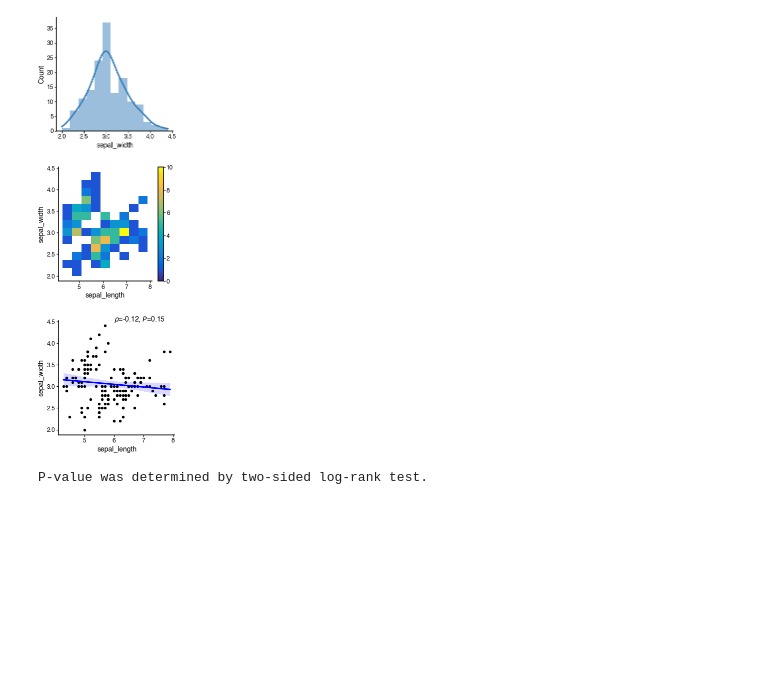
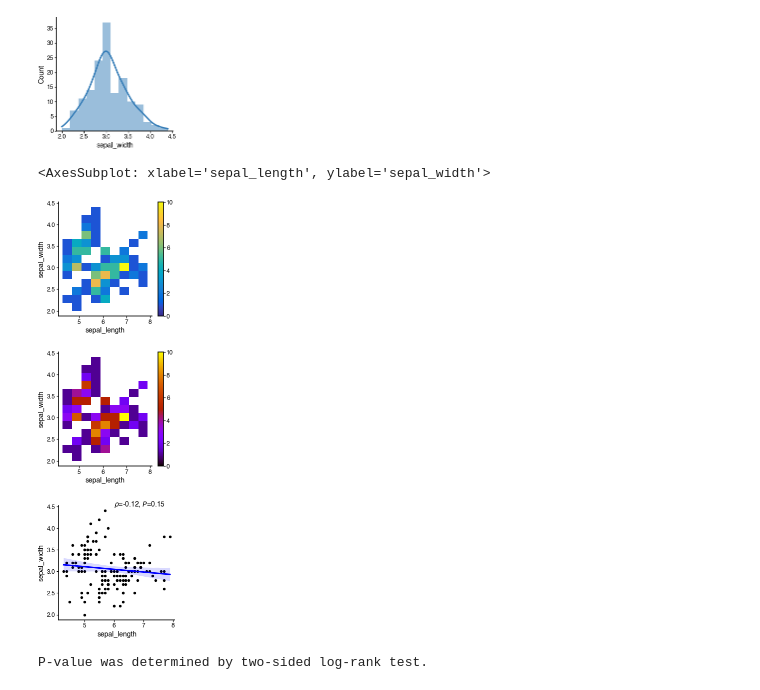
Before and after one commit to faridrashidi/cnsplots, a Jupyter notebook: notebooks/matplotlib.ipynb, the cells around one changed output. Drawn from its saved outputs; the diff is of its cells as text; code cells hidden in the pictures; blank space fills up the shorter version.

```diff
--- a/notebooks/matplotlib.ipynb
+++ b/notebooks/matplotlib.ipynb
@@ -68,16 +79,22 @@ cns.figure(150, 150)
 cns.distplot(data=iris, x="sepal_width")
 # %% [output]
 [figure]
+# %%
+cns.figure(150, 150)
+sns.histplot(data=iris, x="sepal_length", y="sepal_width", cbar=True, cmap='parula')
+cns.figure(150, 150)
+sns.histplot(data=iris, x="sepal_length", y="sepal_width", cbar=True, cmap='gnuplot')
+# plt.savefig('../../../Desktop/salam.pdf')
+# %% [output]
+<AxesSubplot: xlabel='sepal_length', ylabel='sepal_width'>
+[figure, added]
+[figure, added]
 # %%
 cns.figure(150, 150)
-sns.histplot(data=iris, x="sepal_length", y="sepal_width", cbar=True, cmap='parula');
+cns.regplot(data=iris, x="sepal_length", y="sepal_width")
+# plt.savefig('../../../Desktop/salam.pdf')
 # %% [output]
-[figure, old version]
+[figure, new version]
-# %%
-cns.figure(150, 150)
-cns.regplot(data=iris, x="sepal_length", y="sepal_width")
-# %% [output]
-[figure, removed]
 # %%
 cns.figure(150, 150)
 cns.survivalplot(data=waltons, duration="T", event="E", hue="group")
```
Also changed, not shown: parts of 9 cells of this notebook, 5 other files.
